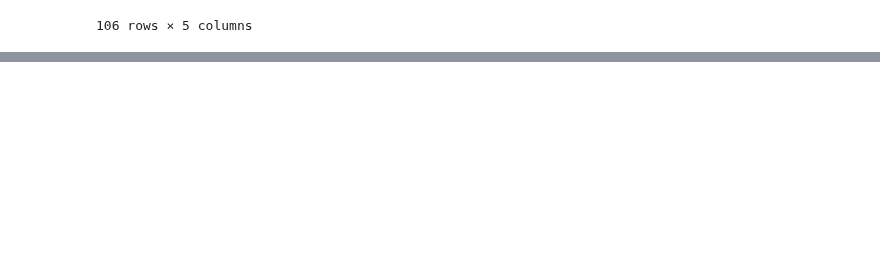
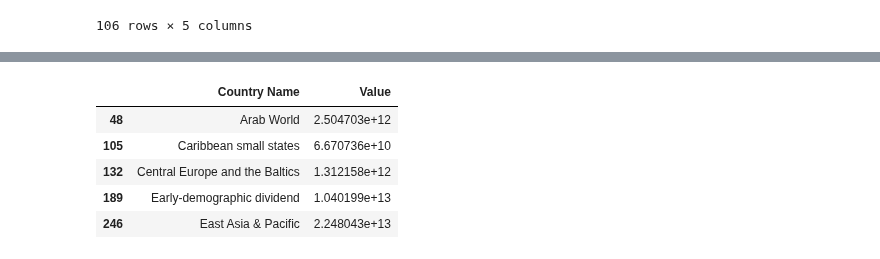
Before and after one commit to doublealogic/armageddon-neo-objects-space-junk, a Jupyter notebook: Data_Retrieval/space_track.ipynb, the cells around one changed output, grey strips where cells are left out. Saved outputs shown, nothing was run; the diff lists cells and outputs as text; code cells hidden in the pictures; blank space fills up the shorter version.

```diff
--- a/Data_Retrieval/space_track.ipynb
+++ b/Data_Retrieval/space_track.ipynb
@@ -80,3 +80,9 @@ decay_df
 | 104 | VENEZUELA | 0 | 0 | 0 | 0 |
 | 105 | VIETNAM | 2 | 0 | 0 | 2 |
 106 rows × 5 columns
+# %%
+gdp_csv = "../CSV_Input/gdp_csv.csv"
+
+gdp_df = pd.read_csv(gdp_csv)
+
+gdp_df.head()
@@ -82,0 +96,17 @@ decay_df
+# %%
+country_name = gdp_df.loc[gdp_df["Year"]==2016]["Country Name"]
+value = gdp_df.loc[gdp_df["Year"]==2016]["Value"]
+#year = gdp_df["Year"]
+
+#current_gdp_df = gdp_df.groupby("Country Name")["Year"].max()
+cleaned_gdp_df = pd.DataFrame({"Country Name":country_name,
+                       "Value":value})
+
+cleaned_gdp_df.head()
+# %% [output]
+|  | Country Name | Value |
+| 48 | Arab World | 2.504703e+12 |
+| 105 | Caribbean small states | 6.670736e+10 |
+| 132 | Central Europe and the Baltics | 1.312158e+12 |
+| 189 | Early-demographic dividend | 1.040199e+13 |
+| 246 | East Asia & Pacific | 2.248043e+13 |
```
Also changed, not shown: parts of 1 cell of this notebook.
